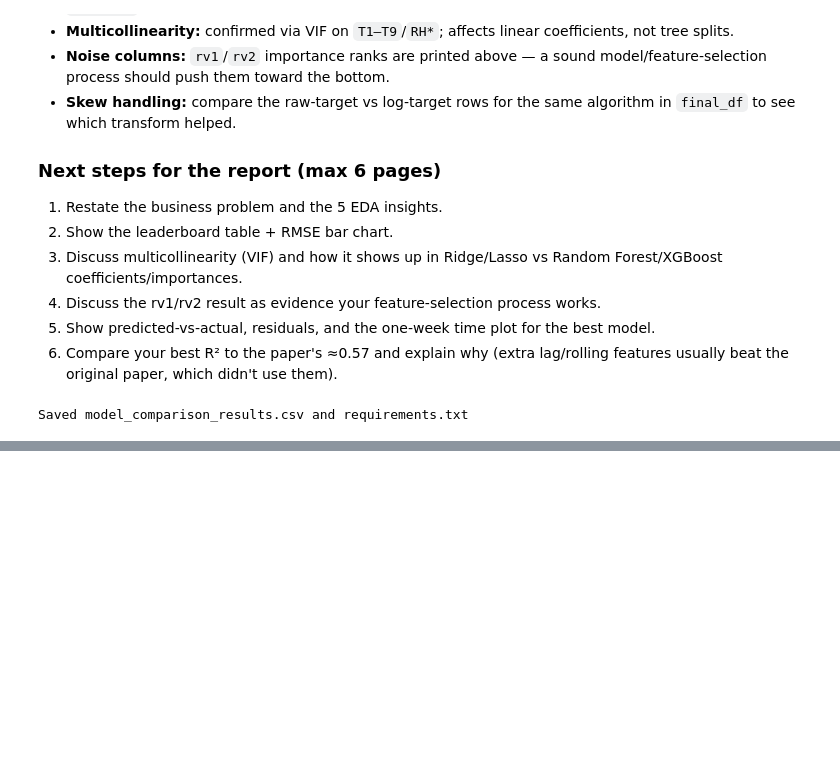
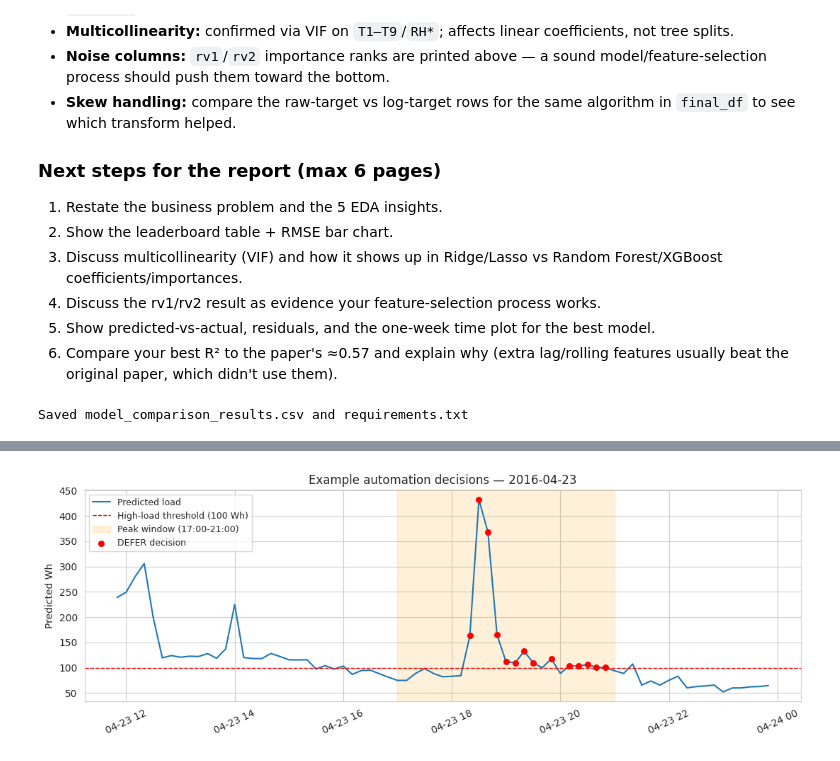
Before and after one commit to OwaisAILab/ML_Pipelines, a Jupyter notebook: Appliances_Energy_Regression.ipynb, the cells around one changed output, grey strips where cells are left out. Drawn from its saved outputs; the diff is of its cells as text; code cells hidden in the pictures; blank space fills up the shorter version.

```diff
--- a/Appliances_Energy_Regression.ipynb
+++ b/Appliances_Energy_Regression.ipynb
@@ -675,0 +679,26 @@ Saved model_comparison_results.csv and requirements.txt
+# %%
+PEAK_START, PEAK_END = 17, 21
+HIGH_THRESHOLD = np.percentile(y_train, 75)  # computed on TRAIN only — no leakage from Test
+
+def automation_decision(pred_load, hour, threshold=HIGH_THRESHOLD, peak_start=PEAK_START, peak_end=PEAK_END):
+    """Simple rule-based automation layer on top of a load prediction.
+    Returns one of: 'DEFER schedulable load', 'OK to run scheduled load', 'No action'.
+    """
+    in_peak = peak_start <= hour < peak_end
+    if in_peak and pred_load > threshold:
+        return "DEFER schedulable load"
+    elif (not in_peak) and pred_load < threshold * 0.5:
+        return "OK to run scheduled load"
+    else:
+        return "No action"
+
+automation_df = test_df[["date", "hour"]].copy()
+automation_df["predicted_Wh"] = best_pred
+automation_df["actual_Wh"] = y_test.values
+automation_df["decision"] = [automation_decision(p, h) for p, h in zip(automation_df["predicted_Wh"], automation_df["hour"])]
+
+print(f"High-load threshold (75th percentile of Train): {HIGH_THRESHOLD:.1f} Wh")
+print(automation_df["decision"].value_counts())
+
+per_day_defers = automation_df.groupby(automation_df["date"].dt.date)["decision"].apply(lambda s: (s == "DEFER schedulable load").sum())
+print(f"\nAverage DEFER intervals/day: {per_day_defers.mean():.1f}  (~{per_day_defers.mean()*10:.0f} minutes/day flagged)")
@@ -675,0 +714,19 @@ Saved model_comparison_results.csv and requirements.txt
+# %%
+# Visualize one day of automation decisions
+day0 = automation_df["date"].dt.date.iloc[0]
+day_data = automation_df[automation_df["date"].dt.date == day0]
+
+plt.figure(figsize=(11, 4))
+plt.plot(day_data["date"], day_data["predicted_Wh"], label="Predicted load", color="#1f77b4")
+plt.axhline(HIGH_THRESHOLD, color="red", linestyle="--", linewidth=1, label=f"High-load threshold ({HIGH_THRESHOLD:.0f} Wh)")
+peak_start_dt = day_data["date"].iloc[0].replace(hour=PEAK_START, minute=0)
+peak_end_dt = day_data["date"].iloc[0].replace(hour=PEAK_END, minute=0)
+plt.axvspan(peak_start_dt, peak_end_dt, color="orange", alpha=0.15, label="Peak window (17:00-21:00)")
+defer_pts = day_data[day_data["decision"] == "DEFER schedulable load"]
+plt.scatter(defer_pts["date"], defer_pts["predicted_Wh"], color="red", zorder=5, label="DEFER decision", s=30)
+plt.title(f"Example automation decisions — {day0}")
+plt.ylabel("Predicted Wh"); plt.legend(fontsize=9, loc="upper left")
+plt.xticks(rotation=25)
+plt.tight_layout(); plt.show()
+# %% [output]
+[figure, added]
```
Also changed, not shown: parts of 9 cells of this notebook.
